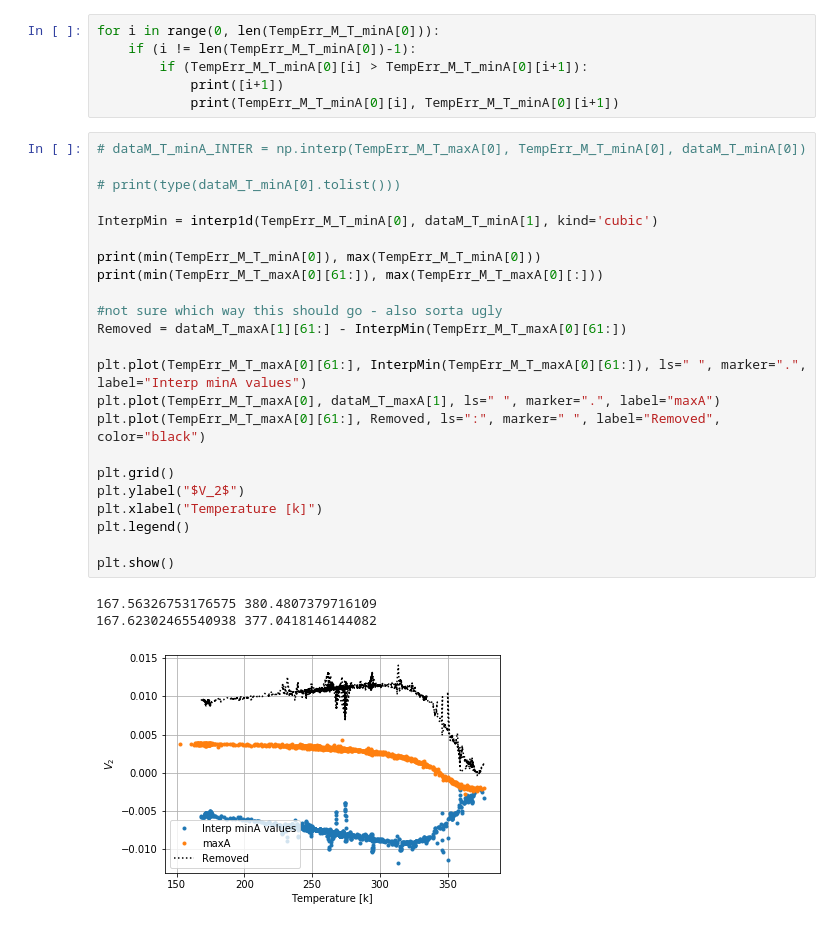
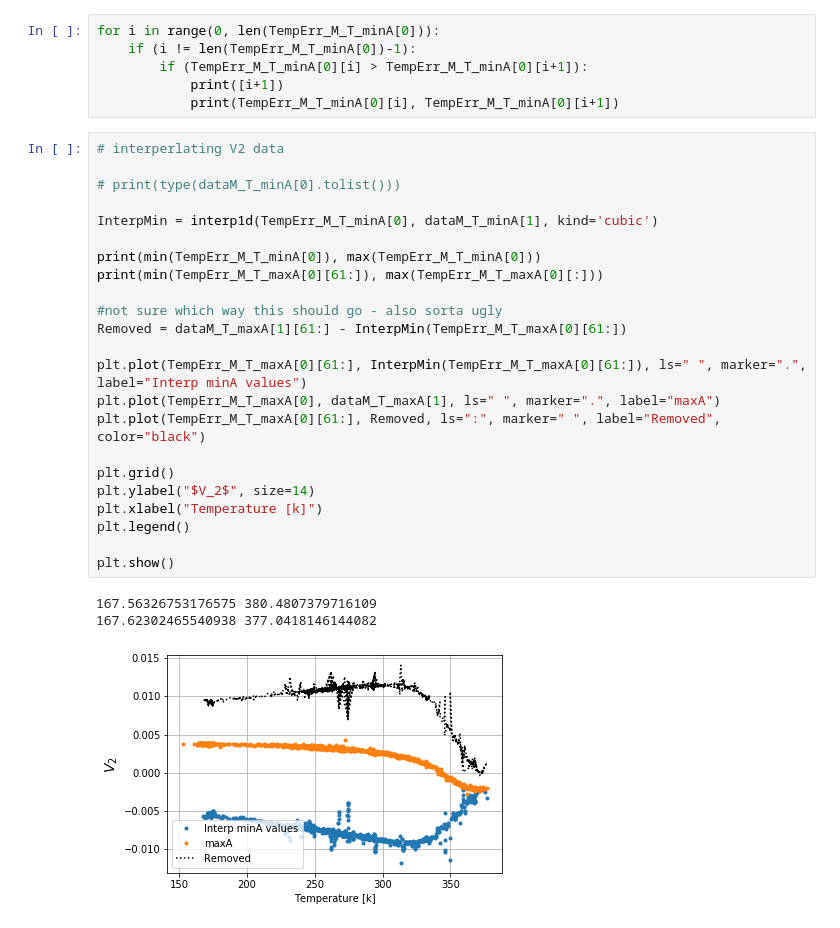
Before and after one commit to eklem1/ModernLab, a Jupyter notebook: ConstMag_Temp.ipynb, the cells around one changed output. Drawn from its saved outputs; the diff is of its cells as text.

```diff
--- a/ConstMag_Temp.ipynb
+++ b/ConstMag_Temp.ipynb
@@ -390,29 +390,29 @@ for i in range(0, len(TempErr_M_T_minA[0])):
             print([i+1])
             print(TempErr_M_T_minA[0][i], TempErr_M_T_minA[0][i+1])
 # %%
-# dataM_T_minA_INTER = np.interp(TempErr_M_T_maxA[0], TempErr_M_T_minA[0], dataM_T_minA[0])
+# interperlating V2 data
 
 # print(type(dataM_T_minA[0].tolist()))
 
 InterpMin = interp1d(TempErr_M_T_minA[0], dataM_T_minA[1], kind='cubic')
 
 print(min(TempErr_M_T_minA[0]), max(TempErr_M_T_minA[0]))
 print(min(TempErr_M_T_maxA[0][61:]), max(TempErr_M_T_maxA[0][:]))
 
 #not sure which way this should go - also sorta ugly
 Removed = dataM_T_maxA[1][61:] - InterpMin(TempErr_M_T_maxA[0][61:])
 
 plt.plot(TempErr_M_T_maxA[0][61:], InterpMin(TempErr_M_T_maxA[0][61:]), ls=" ", marker=".", label="Interp minA values")
 plt.plot(TempErr_M_T_maxA[0], dataM_T_maxA[1], ls=" ", marker=".", label="maxA")
 plt.plot(TempErr_M_T_maxA[0][61:], Removed, ls=":", marker=" ", label="Removed", color="black")
 
 plt.grid()
-plt.ylabel("$V_2$")
+plt.ylabel("$V_2$", size=14)
 plt.xlabel("Temperature [k]")
 plt.legend()
 
 plt.show()
 # %% [output]
 167.56326753176575 380.4807379716109
 167.62302465540938 377.0418146144082
-[figure, old version]
+[figure, new version]
```
Also changed, not shown: parts of 4 cells of this notebook, 2 other files.
